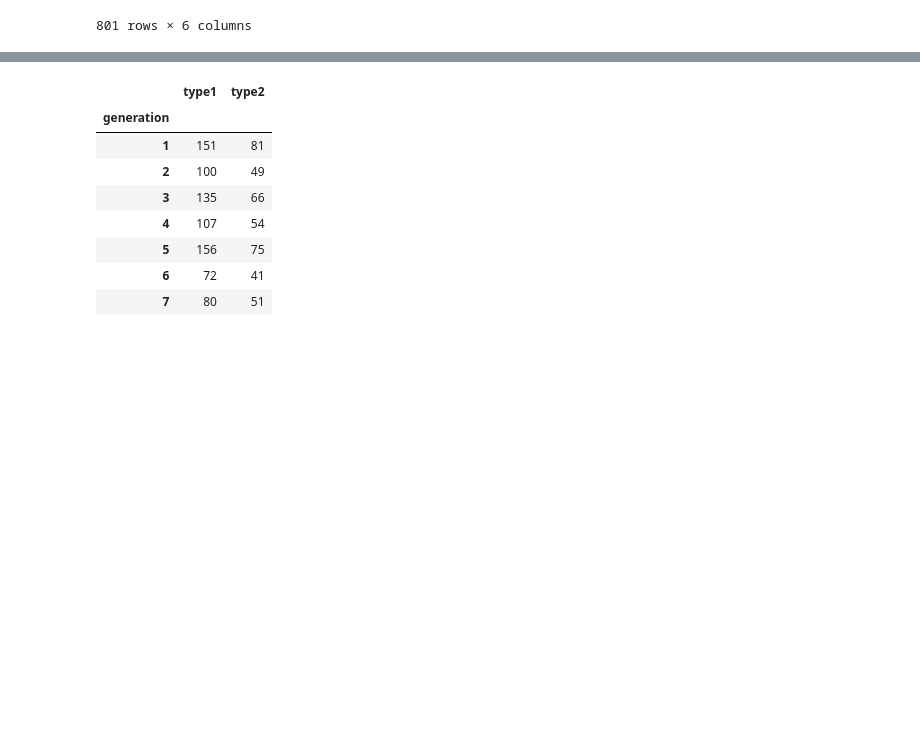
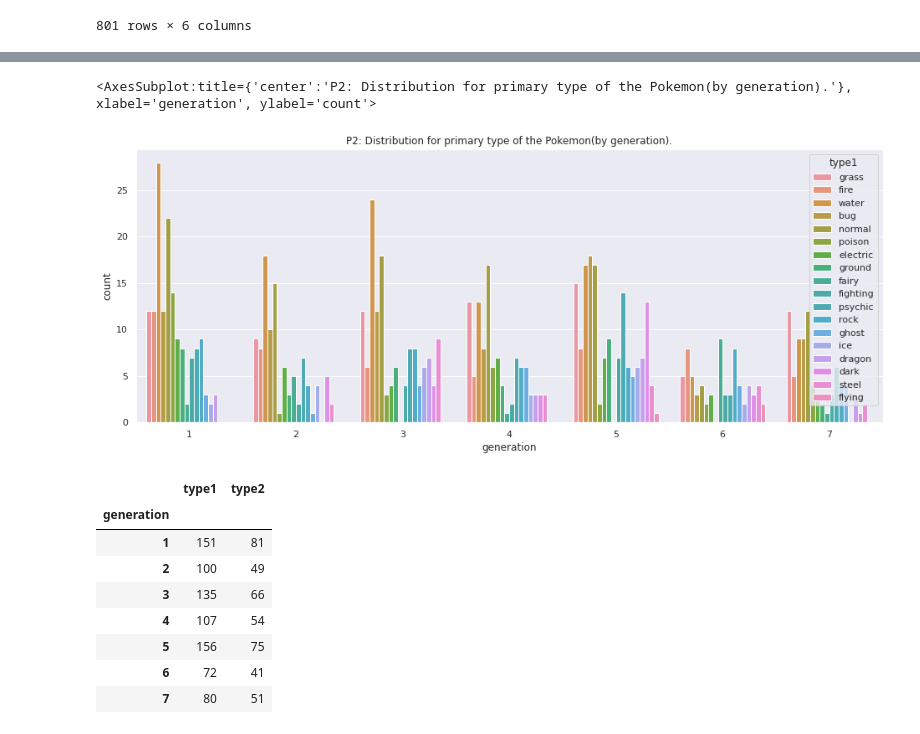
Before and after one commit to arhamnewaz/PokemonDataScienceProject, a Jupyter notebook: PokemonEcon.ipynb, the cells around one changed output, grey strips where cells are left out. Drawn from its saved outputs; the diff is of its cells as text; code cells hidden in the pictures; blank space fills up the shorter version.

```diff
--- a/PokemonEcon.ipynb
+++ b/PokemonEcon.ipynb
@@ -98,2 +135,13 @@ sns.countplot(x="generation",hue="type1", data=Pokemon)
+# %%
+# type1: the primary type of the Pokemon. eg: Pikachu uses electric.
+# Instead of viewing dataset line by line, we can easier understand the count of primary type in each generation at one glance.
+
+sns.set(font_scale=1)
+plt.figure(figsize=(16,6))
+plt.title("P2: Distribution for primary type of the Pokemon(by generation).")
+sns.countplot(x="generation",hue="type1", data=Pokemon)
+# %% [output]
+<AxesSubplot:title={'center':'P2: Distribution for primary type of the Pokemon(by generation).'}, xlabel='generation', ylabel='count'>
+[figure, added]
 # %%
 # type count
```
Also changed, not shown: parts of 71 cells of this notebook.
